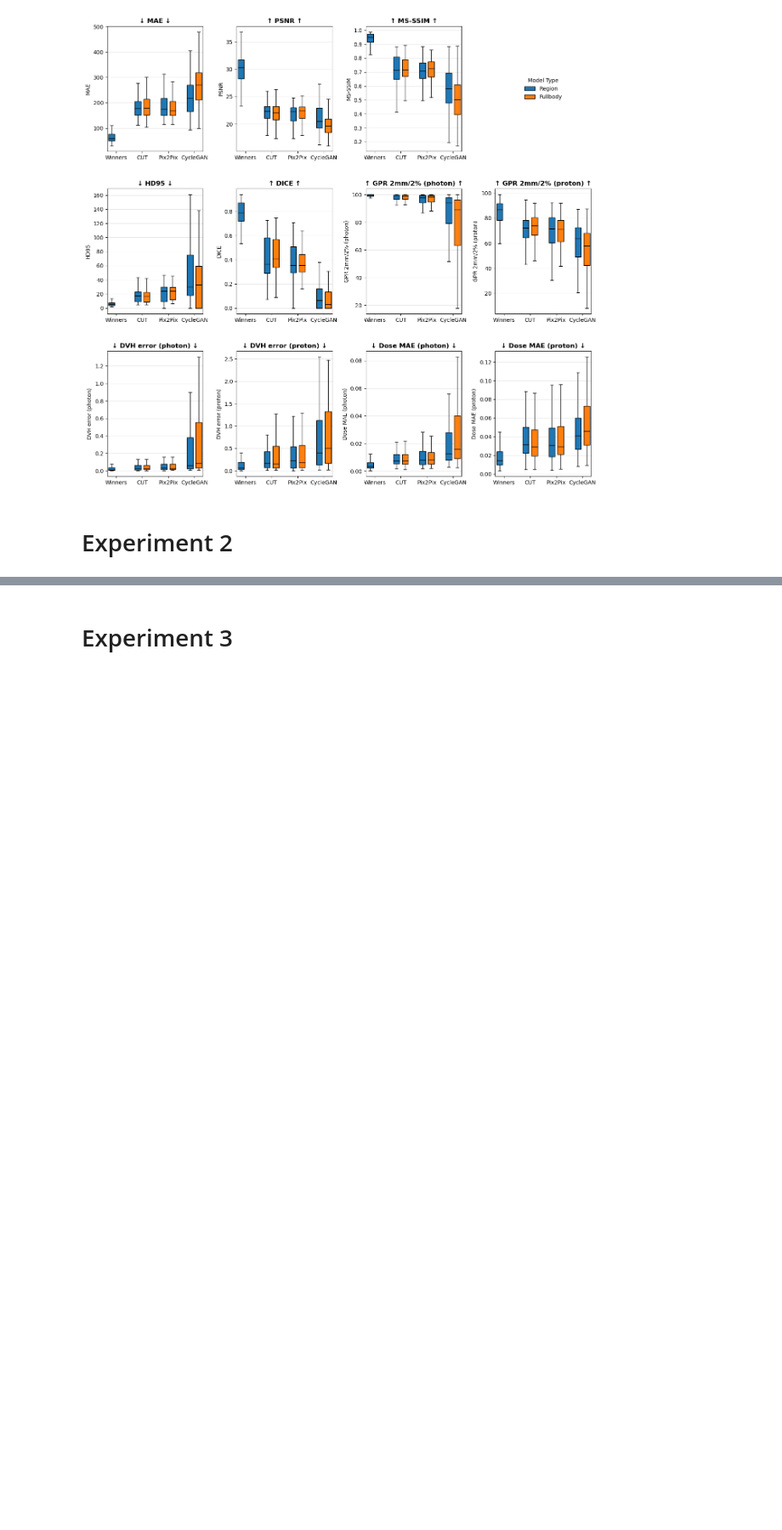
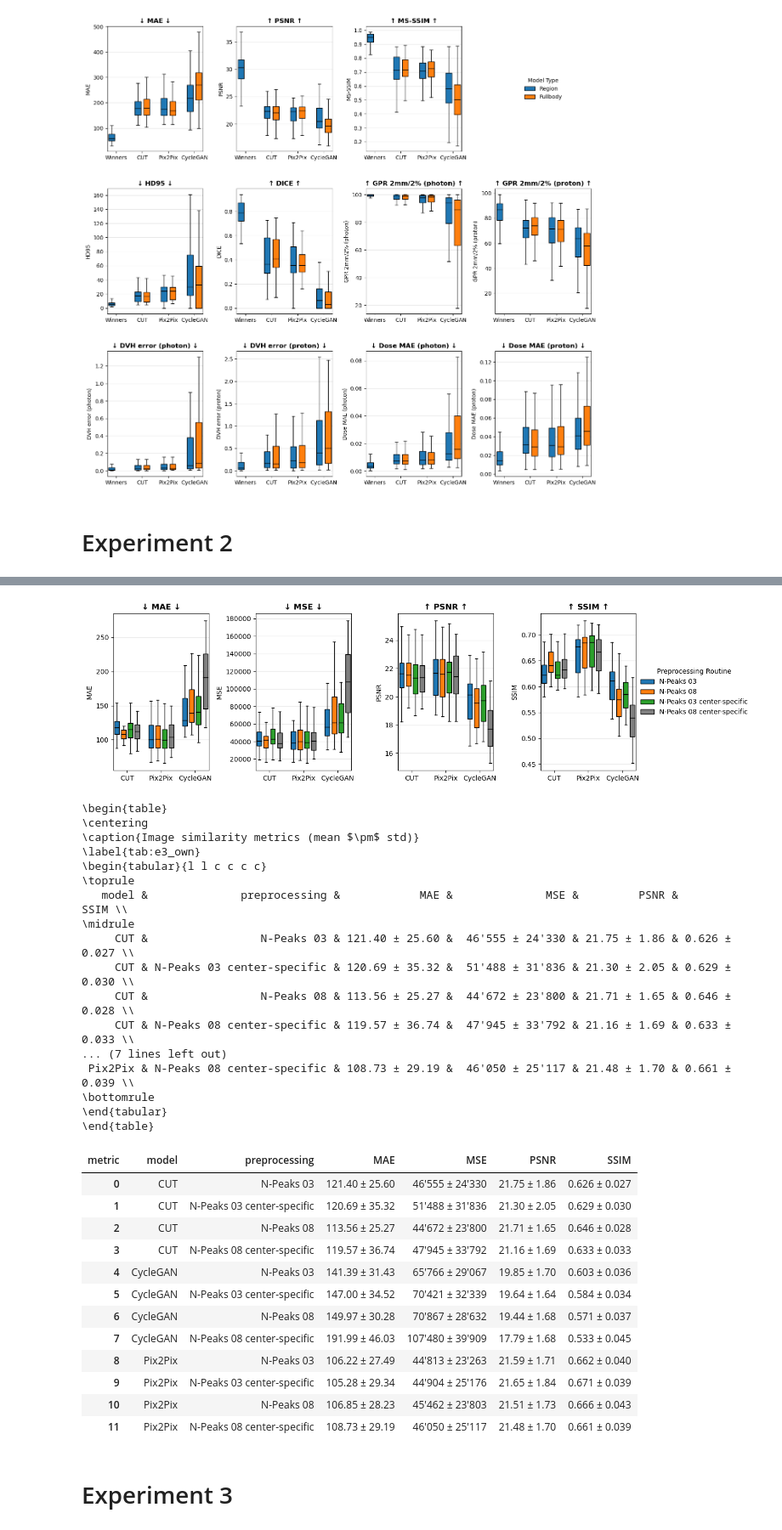
Before and after one commit to NicSchuler/fullbody-sCT, a Jupyter notebook: training/checkpoints/visualize_testing_results.ipynb, the cells around one changed output, grey strips where cells are left out. Shown at 85% size. Saved outputs shown, nothing was run; the diff lists cells and outputs as text; code cells hidden in the pictures; blank space fills up the shorter version.

```diff
--- a/training/checkpoints/visualize_testing_results.ipynb
+++ b/training/checkpoints/visualize_testing_results.ipynb
@@ -1488,3 +1546,83 @@ plot_multiple_metrics_with_subplots(
+# %%
+# Data loading
+data_info_ex2_volume = pd.DataFrame(
+    [
+        ["Region", "N-Peaks 03", "2_experiment_cut_synthrad_abdomen_34normalized_n4_03LIC/test_50/test_metrics_over_volume.csv"],
+        ["Region", "N-Peaks 08", "2_experiment_cut_synthrad_abdomen_34normalized_n4_08LIC/test_50/test_metrics_over_volume.csv"],
+        ["Region", "N-Peaks 03 center-specific", "2_experiment_cut_synthrad_abdomen_34normalized_n4_centerspecific_03LIC/test_50/test_metrics_over_volume.csv"],
+        ["Region", "N-Peaks 08 center-specific", "2_experiment_cut_synthrad_abdomen_34normalized_n4_centerspecific_08LIC/test_50/test_metrics_over_volume.csv"],
+
+
+        ["Region", "N-Peaks 03", "2_experiment_pix2pix_synthrad_abdomen_34normalized_n4_03LIC/test_50/test_metrics_over_volume.csv"],
+        ["Region", "N-Peaks 08", "2_experiment_pix2pix_synthrad_abdomen_34normalized_n4_08LIC/test_50/test_metrics_over_volume.csv"],
+        ["Region", "N-Peaks 03 center-specific", "2_experiment_pix2pix_synthrad_abdomen_34normalized_n4_centerspecific_03LIC/test_50/test_metrics_over_volume.csv"],
+        ["Region", "N-Peaks 08 center-specific", "2_experiment_pix2pix_synthrad_abdomen_34normalized_n4_centerspecific_08LIC/test_50/test_metrics_over_volume.csv"],
+
+        ["Region", "N-Peaks 03", "2_experiment_cyclegan_abdomen_34normalized_n4_03LIC/test_50/test_metrics_over_volume.csv"],
+        ["Region", "N-Peaks 08", "2_experiment_cyclegan_abdomen_34normalized_n4_08LIC/test_50/test_metrics_over_volume.csv"],
+        ["Region", "N-Peaks 03 center-specific", "2_experiment_cyclegan_abdomen_34normalized_n4_centerspecific_03LIC/test_50/test_metrics_over_volume.csv"],
+        ["Region", "N-Peaks 08 center-specific", "2_experiment_cyclegan_abdomen_34normalized_n4_centerspecific_08LIC/test_50/test_metrics_over_volume.csv"],
+    ],
+    columns=["region_or_fullbody", "preprocessing", "path"],
+)
+
+
+
+all_data = load_and_concat(data_info_ex2_volume)
+masked, unmasked = split_masked_unmasked(all_data)
+
+fig = plot_multiple_metrics_with_subplots(
+    masked,
+    metrics=['MAE', 'MSE', 'PSNR', 'SSIM'],
+    groups=["model", "preprocessing"],
+    legend_title="Preprocessing Routine",
+    figsize_per_subplot = (4, 4),
+    # title="Experiment 2: Preprocessing Routine",
+)
+fig.savefig("/home/user/nschuler/fullbody-sCT/Ex2_Overview_Chart_Own_Appendix.png", dpi=300, bbox_inches="tight")
+
+results_table = metrics_mean_std_by_region_model(masked, group_cols=("model", "preprocessing"),)
+latex_results_table = results_table.to_latex(
+        index=False,
+        escape=False,
+        column_format="l l c c c c",
+        caption="Image similarity metrics (mean $\\pm$ std)",
+        label="tab:e3_own",
+    )
+print(latex_results_table)
+results_table
+# %% [output]
+[figure, added]
+\begin{table}
+\centering
+\caption{Image similarity metrics (mean $\pm$ std)}
+\label{tab:e3_own}
+\begin{tabular}{l l c c c c}
+\toprule
+   model &              preprocessing &            MAE &              MSE &         PSNR &          SSIM \\
+\midrule
+     CUT &                 N-Peaks 03 & 121.40 ± 25.60 &  46'555 ± 24'330 & 21.75 ± 1.86 & 0.626 ± 0.027 \\
+     CUT & N-Peaks 03 center-specific & 120.69 ± 35.32 &  51'488 ± 31'836 & 21.30 ± 2.05 & 0.629 ± 0.030 \\
+     CUT &                 N-Peaks 08 & 113.56 ± 25.27 &  44'672 ± 23'800 & 21.71 ± 1.65 & 0.646 ± 0.028 \\
+     CUT & N-Peaks 08 center-specific & 119.57 ± 36.74 &  47'945 ± 33'792 & 21.16 ± 1.69 & 0.633 ± 0.033 \\
+... (7 lines left out)
+ Pix2Pix & N-Peaks 08 center-specific & 108.73 ± 29.19 &  46'050 ± 25'117 & 21.48 ± 1.70 & 0.661 ± 0.039 \\
+\bottomrule
+\end{tabular}
+\end{table}
+| metric | model | preprocessing | MAE | MSE | PSNR | SSIM |
+| 0 | CUT | N-Peaks 03 | 121.40 ± 25.60 | 46'555 ± 24'330 | 21.75 ± 1.86 | 0.626 ± 0.027 |
+| 1 | CUT | N-Peaks 03 center-specific | 120.69 ± 35.32 | 51'488 ± 31'836 | 21.30 ± 2.05 | 0.629 ± 0.030 |
+| 2 | CUT | N-Peaks 08 | 113.56 ± 25.27 | 44'672 ± 23'800 | 21.71 ± 1.65 | 0.646 ± 0.028 |
+| 3 | CUT | N-Peaks 08 center-specific | 119.57 ± 36.74 | 47'945 ± 33'792 | 21.16 ± 1.69 | 0.633 ± 0.033 |
+| 4 | CycleGAN | N-Peaks 03 | 141.39 ± 31.43 | 65'766 ± 29'067 | 19.85 ± 1.70 | 0.603 ± 0.036 |
+| 5 | CycleGAN | N-Peaks 03 center-specific | 147.00 ± 34.52 | 70'421 ± 32'339 | 19.64 ± 1.64 | 0.584 ± 0.034 |
+| 6 | CycleGAN | N-Peaks 08 | 149.97 ± 30.28 | 70'867 ± 28'632 | 19.44 ± 1.68 | 0.571 ± 0.037 |
+| 7 | CycleGAN | N-Peaks 08 center-specific | 191.99 ± 46.03 | 107'480 ± 39'909 | 17.79 ± 1.68 | 0.533 ± 0.045 |
+| 8 | Pix2Pix | N-Peaks 03 | 106.22 ± 27.49 | 44'813 ± 23'263 | 21.59 ± 1.71 | 0.662 ± 0.040 |
+| 9 | Pix2Pix | N-Peaks 03 center-specific | 105.28 ± 29.34 | 44'904 ± 25'176 | 21.65 ± 1.84 | 0.671 ± 0.039 |
+| 10 | Pix2Pix | N-Peaks 08 | 106.85 ± 28.23 | 45'462 ± 23'803 | 21.51 ± 1.73 | 0.666 ± 0.043 |
+| 11 | Pix2Pix | N-Peaks 08 center-specific | 108.73 ± 29.19 | 46'050 ± 25'117 | 21.48 ± 1.70 | 0.661 ± 0.039 |
 # %% [markdown]
 # Experiment 3
 # %% [markdown]
```
Also changed, not shown: parts of 4 cells of this notebook.
